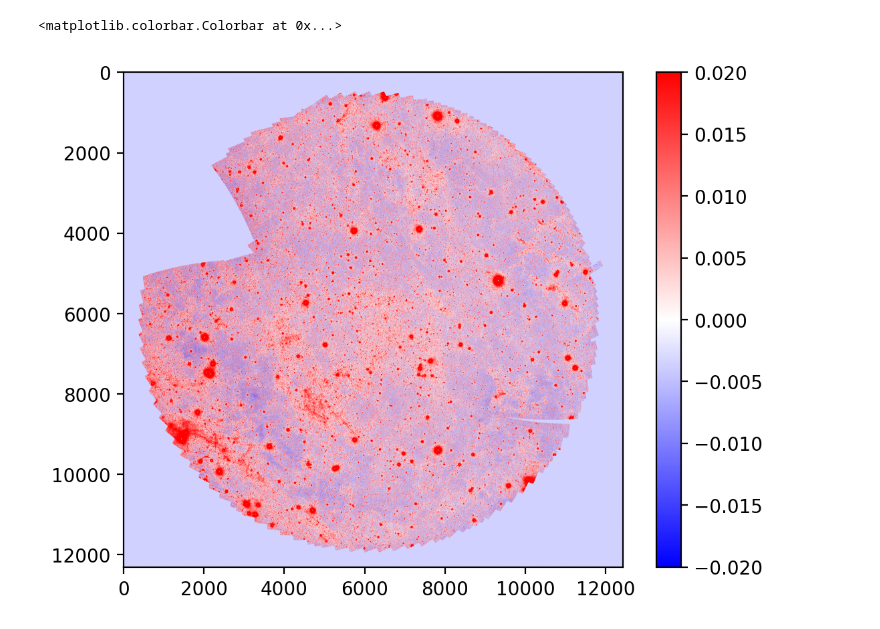
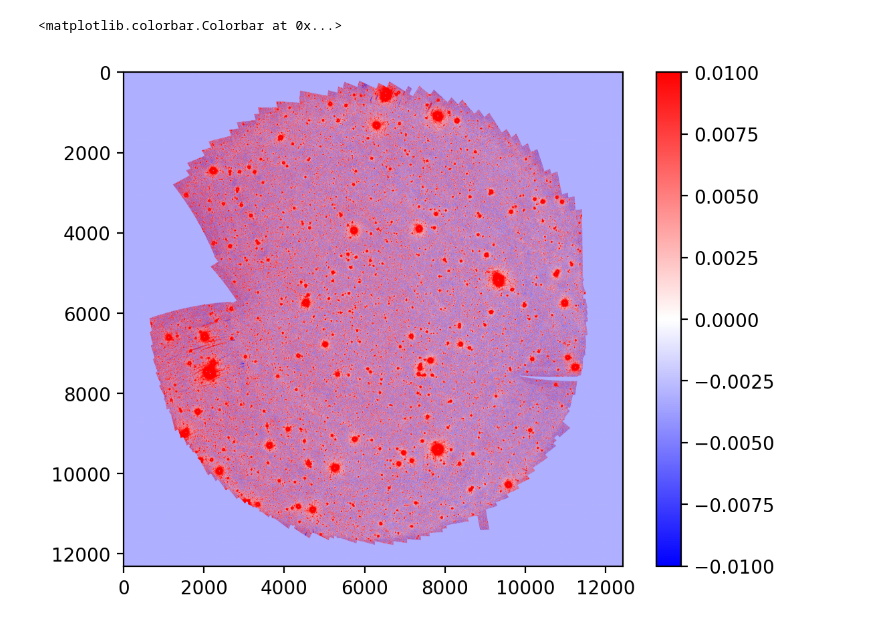
Before and after one commit to ThomasLiii/PySelfCal, a Jupyter notebook: notebooks/make_mosaics.ipynb, the cells around one changed output. Cells and saved outputs as stored; diff of their text form; code cells hidden in the pictures.

```diff
--- a/notebooks/make_mosaics.ipynb
+++ b/notebooks/make_mosaics.ipynb
@@ -231,5 +152,5 @@ def mean_preserving_spline_2d(x_edges, y_edges, z_means, kx=3, ky=3):
 # %%
-cal_path = '/mnt/md124/thomasli/selfcal/outputs/SPHEREx_nep_qr2_det4_6p2arcsec/calibration/cal_D4_Ch12_17channels_5verticalbands.h5'
+cal_path = '/mnt/md124/thomasli/selfcal/outputs/SPHEREx_nep_qr2_det4_6p2arcsec/calibration/cal_D4_Ch3_NumSub10_NumCh17_NumCol5.h5'
 mm = PipelineWrapper.Mosaicker(config)
 mm.load_calibration(cal_path=cal_path)
 # partial_make_offset_map = partial(make_spherex_offset_map, chunk_valid_mask=chunk_valid_mask, lvf_params=lvf_params)
@@ -238,18 +159,18 @@ maps = mm.make_mosaic(
     apply_mask=True,
     apply_weight=False,
     chunk_map=grid_chunk_map,
-    det_valid_mask=grid_valid_mask,
+    det_valid_mask=chunk_valid_mask[grid_chunk_map],
     max_workers=20,
-    make_std_map=True,
-    apply_sigma_clipping=True,
+    make_std_map=False,
+    apply_sigma_clipping=False,
     sigma=sc_sigma,
     ignore_list=[21],
     oversample_factor=OVERSAMPLE_FACTOR,
-    det_offset_func=None,#partial_make_offset_map,
+    det_offset_func=partial_make_offset_map,#partial_make_offset_map,
     cache_batch_size=20,
     coadd_batch_size=100,
     cache_dir='/home/thomasli/spherex/selfcal/cache',
-    cache_intermediate=True,
+    cache_intermediate=False,
     det_aux=None
 )
 
@@ -261,7 +182,7 @@ maps = mm.make_mosaic(
     # wav_std_maps = {'data': wav_std, 'unit': 'um'}
     # mm.append_maps({'wav_mean_map': wav_mean_maps, 'wav_std_map': wav_std_maps})
 
-mm.save_mosaic(mos_file=f'mosaic{FILE_PREFIX}_D{DETECTOR}_Ch{"-".join(map(str, ch))}{FILE_SUFFIX}.fits', overwrite=True)
+# mm.save_mosaic(mos_file=f'mosaic{FILE_PREFIX}_D{DETECTOR}_Ch{"-".join(map(str, ch))}{FILE_SUFFIX}.fits', overwrite=True)
 
     # # Clear memory
     # del mm, maps
@@ -288,11 +198,11 @@ Mosaic saved to /mnt/md124/thomasli/selfcal/outputs/SPHEREx_nep_qr2_det4_6p2arcs
 # %%
 mosaic = mm.maps['mean_map']['data']
 # %%
-plt.imshow(mosaic-np.nanmedian(mosaic[np.nonzero(mosaic)]), vmin=-0.02, vmax=0.02, cmap='bwr')
+plt.imshow(mosaic-np.nanmedian(mosaic[np.nonzero(mosaic)]), vmin=-0.01, vmax=0.01, cmap='bwr')
 plt.colorbar()
 # %% [output]
 <matplotlib.colorbar.Colorbar at 0x...>
-[figure, old version]
+[figure, new version]
 # %%
 OO = cc.O[:,chunk_valid_mask.astype(bool)].reshape(4412, 12, 5)
 # %%
```
Also changed, not shown: parts of 28 cells of this notebook, 9 other files.
